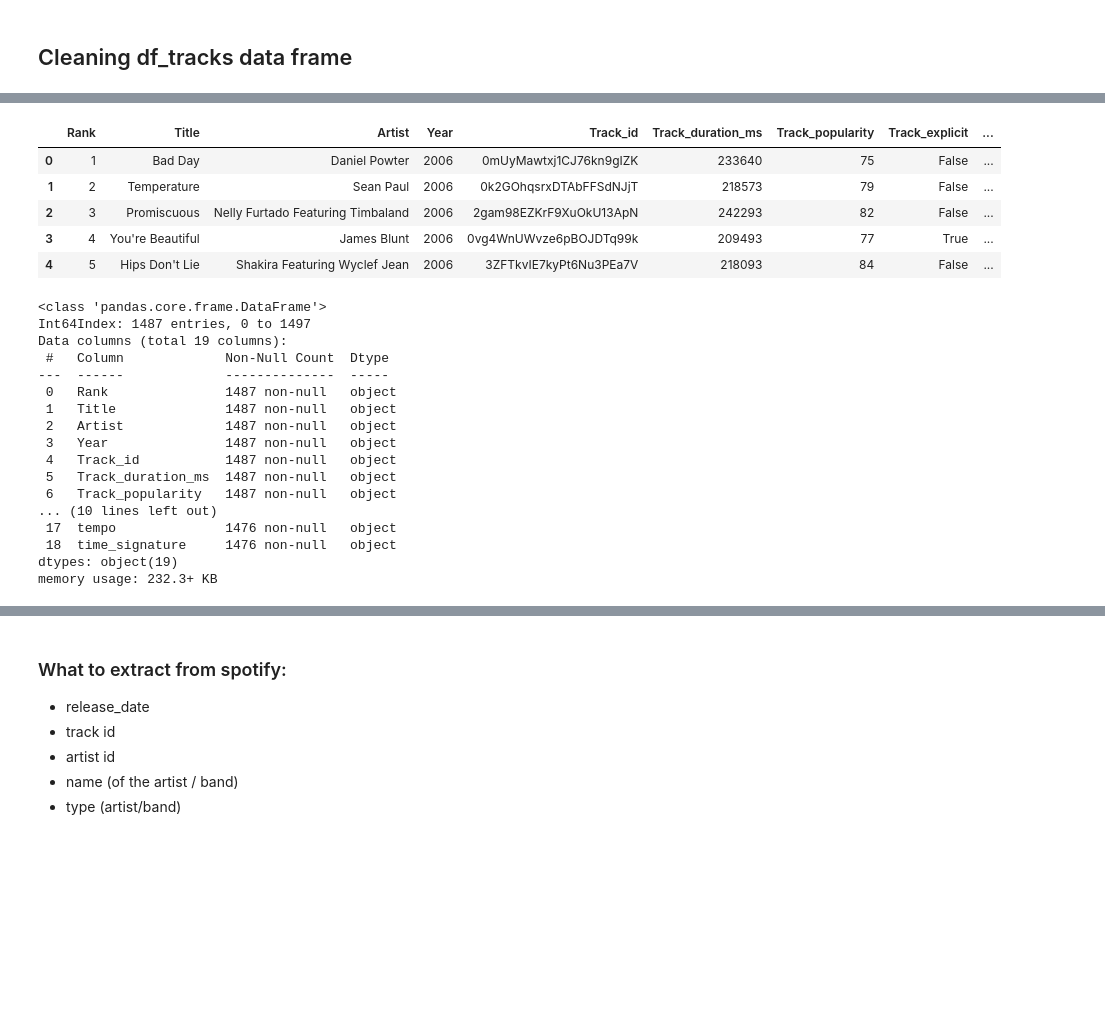
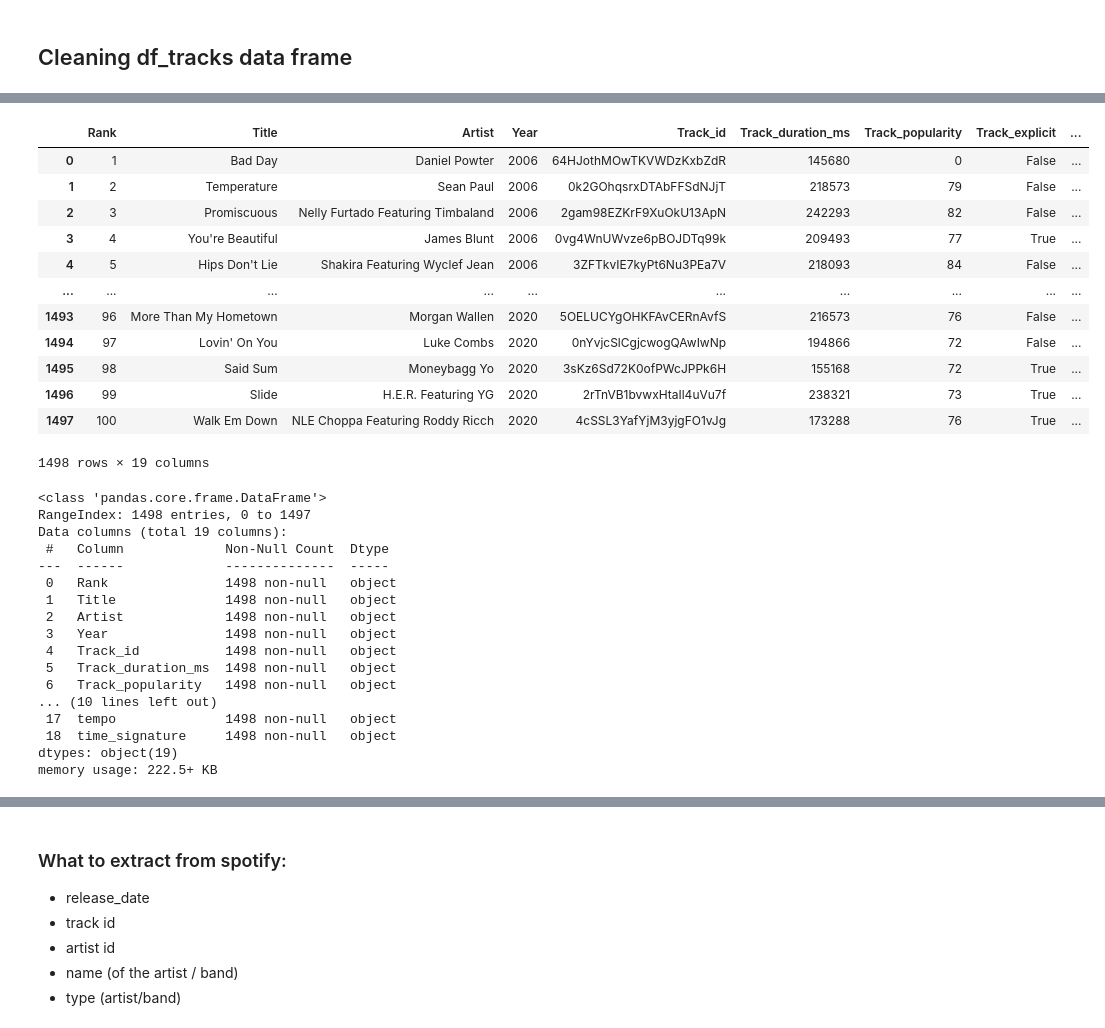
Before and after one commit to marukas-py/Top-songs-2006-2020, a Jupyter notebook: Songs_trends_2006_2020.ipynb, the cells around one changed output, grey strips where cells are left out. Drawn from its saved outputs; the diff is of its cells as text; code cells hidden in the pictures; blank space fills up the shorter version.

Commit message:
Merged and clened dataframe

```diff
--- a/Songs_trends_2006_2020.ipynb
+++ b/Songs_trends_2006_2020.ipynb
@@ -310,33 +299,40 @@ Index(['Rank', 'Title', 'Artist', 'Year', 'Title_spot', 'Artist_spot',
       dtype='object')
 # %%
-df_merged.drop(columns = ['error', 'analysis_url', 'track_href', 'uri', 'id', 'mode',
+df_merged.drop(columns = ['analysis_url', 'track_href', 'uri', 'id', 'mode',
                           'Title_spot', 'Artist_spot', 'duration_ms', 'type'], inplace = True)
 # %%
-df_merged.head()
+df_merged
 # %% [output]
 |  | Rank | Title | Artist | Year | Track_id | Track_duration_ms | Track_popularity | Track_explicit | ... |
-| 0 | 1 | Bad Day | Daniel Powter | 2006 | 0mUyMawtxj1CJ76kn9gIZK | 233640 | 75 | False | ... |
+| 0 | 1 | Bad Day | Daniel Powter | 2006 | 64HJothMOwTKVWDzKxbZdR | 145680 | 0 | False | ... |
 | 1 | 2 | Temperature | Sean Paul | 2006 | 0k2GOhqsrxDTAbFFSdNJjT | 218573 | 79 | False | ... |
 | 2 | 3 | Promiscuous | Nelly Furtado Featuring Timbaland | 2006 | 2gam98EZKrF9XuOkU13ApN | 242293 | 82 | False | ... |
 | 3 | 4 | You're Beautiful | James Blunt | 2006 | 0vg4WnUWvze6pBOJDTq99k | 209493 | 77 | True | ... |
 | 4 | 5 | Hips Don't Lie | Shakira Featuring Wyclef Jean | 2006 | 3ZFTkvIE7kyPt6Nu3PEa7V | 218093 | 84 | False | ... |
+| ... | ... | ... | ... | ... | ... | ... | ... | ... | ... |
+| 1493 | 96 | More Than My Hometown | Morgan Wallen | 2020 | 5OELUCYgOHKFAvCERnAvfS | 216573 | 76 | False | ... |
+| 1494 | 97 | Lovin' On You | Luke Combs | 2020 | 0nYvjcSlCgjcwogQAwIwNp | 194866 | 72 | False | ... |
+| 1495 | 98 | Said Sum | Moneybagg Yo | 2020 | 3sKz6Sd72K0ofPWcJPPk6H | 155168 | 72 | True | ... |
+| 1496 | 99 | Slide | H.E.R. Featuring YG | 2020 | 2rTnVB1bvwxHtaIl4uVu7f | 238321 | 73 | True | ... |
+| 1497 | 100 | Walk Em Down | NLE Choppa Featuring Roddy Ricch | 2020 | 4cSSL3YafYjM3yjgFO1vJg | 173288 | 76 | True | ... |
+1498 rows × 19 columns
 # %%
 df_merged.info()
 # %% [output]
 <class 'pandas.core.frame.DataFrame'>
-Int64Index: 1487 entries, 0 to 1497
+RangeIndex: 1498 entries, 0 to 1497
 Data columns (total 19 columns):
  #   Column             Non-Null Count  Dtype
 ---  ------             --------------  -----
- 0   Rank               1487 non-null   object
- 1   Title              1487 non-null   object
- 2   Artist             1487 non-null   object
- 3   Year               1487 non-null   object
- 4   Track_id           1487 non-null   object
- 5   Track_duration_ms  1487 non-null   object
- 6   Track_popularity   1487 non-null   object
+ 0   Rank               1498 non-null   object
+ 1   Title              1498 non-null   object
+ 2   Artist             1498 non-null   object
+ 3   Year               1498 non-null   object
+ 4   Track_id           1498 non-null   object
+ 5   Track_duration_ms  1498 non-null   object
+ 6   Track_popularity   1498 non-null   object
 ... (10 lines left out)
- 17  tempo              1476 non-null   object
- 18  time_signature     1476 non-null   object
+ 17  tempo              1498 non-null   object
+ 18  time_signature     1498 non-null   object
 dtypes: object(19)
-memory usage: 232.3+ KB
+memory usage: 222.5+ KB
```
Also changed, not shown: parts of 35 cells of this notebook.
